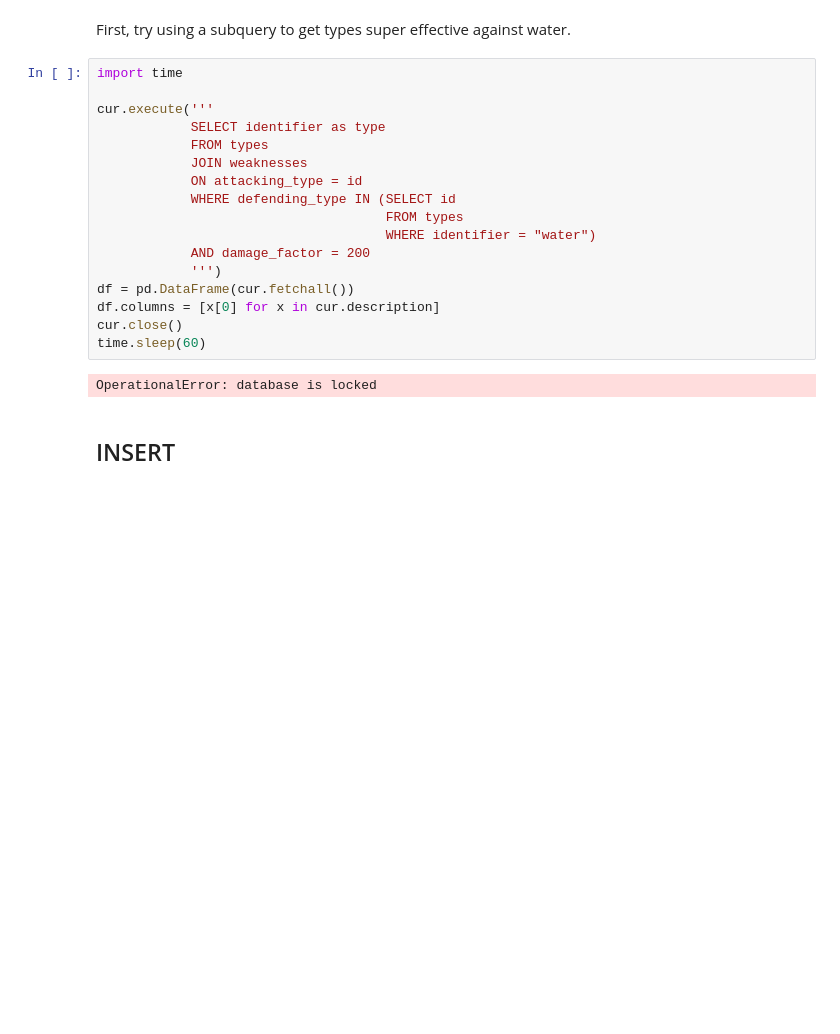
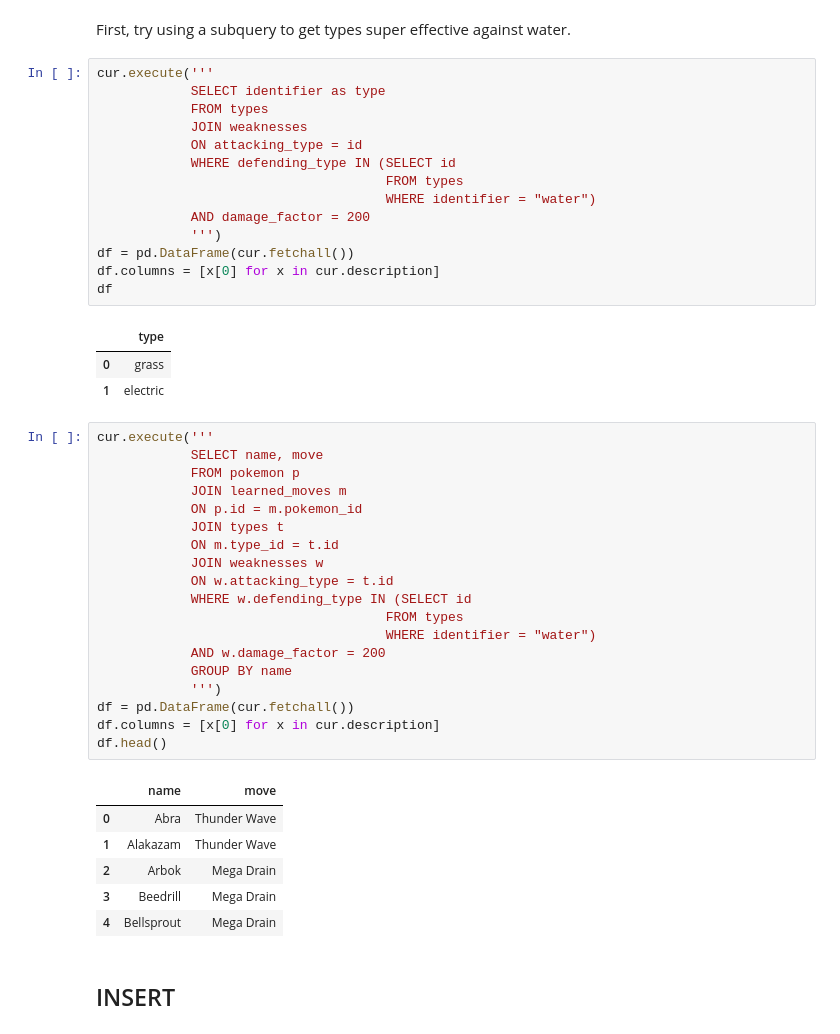
Before and after one commit to jpierreach/SQL-22, a Jupyter notebook: Data-Science-Lessons-master/Data-Science-Lessons-master/Mod 2/SQL/SQL Lesson - Students.ipynb, the cells around one changed output. Saved outputs shown, nothing was run; the diff lists cells and outputs as text; blank space fills up the shorter version.

```diff
--- a/Data-Science-Lessons-master/Data-Science-Lessons-master/Mod 2/SQL/SQL Lesson - Students.ipynb
+++ b/Data-Science-Lessons-master/Data-Science-Lessons-master/Mod 2/SQL/SQL Lesson - Students.ipynb
@@ -229,8 +252,6 @@ df
 # %% [markdown]
 First, try using a subquery to get types super effective against water.
 # %%
-import time
-
 cur.execute('''
             SELECT identifier as type
             FROM types
@@ -243,10 +264,37 @@ cur.execute('''
             ''')
 df = pd.DataFrame(cur.fetchall())
 df.columns = [x[0] for x in cur.description]
-cur.close()
-time.sleep(60)
+df
 # %% [output]
-OperationalError: database is locked
+|  | type |
+| 0 | grass |
+| 1 | electric |
+# %%
+cur.execute('''
+            SELECT name, move
+            FROM pokemon p
+            JOIN learned_moves m
+            ON p.id = m.pokemon_id
+            JOIN types t
+            ON m.type_id = t.id
+            JOIN weaknesses w
+            ON w.attacking_type = t.id
+            WHERE w.defending_type IN (SELECT id
+                                     FROM types
+                                     WHERE identifier = "water")
+            AND w.damage_factor = 200
+            GROUP BY name
+            ''')
+df = pd.DataFrame(cur.fetchall())
+df.columns = [x[0] for x in cur.description]
+df.head()
+# %% [output]
+|  | name | move |
+| 0 | Abra | Thunder Wave |
+| 1 | Alakazam | Thunder Wave |
+| 2 | Arbok | Mega Drain |
+| 3 | Beedrill | Mega Drain |
+| 4 | Bellsprout | Mega Drain |
 # %% [markdown]
 ## INSERT
 # %% [markdown]
```
Also changed, not shown: parts of 8 cells of this notebook, 1 other file.
